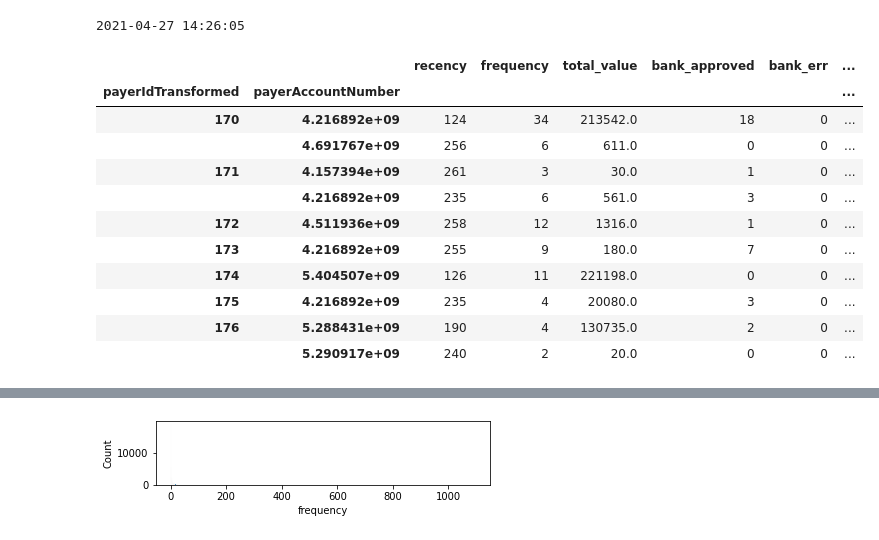
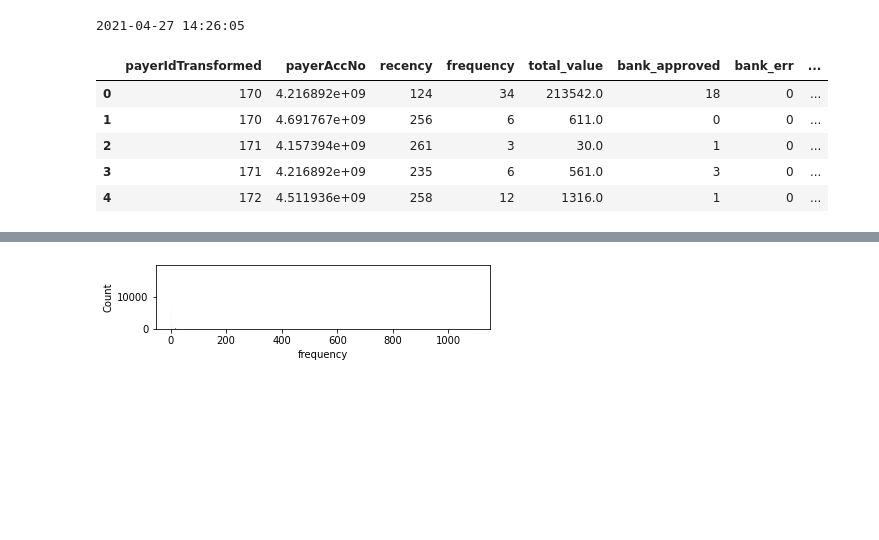
Before and after one commit to mdelgolla/electronic_payment_fraud_detection, a Jupyter notebook: feature_engineering.ipynb, the cells around one changed output, grey strips where cells are left out. Cells and saved outputs as stored; diff of their text form; code cells hidden in the pictures; blank space fills up the shorter version.

```diff
--- a/feature_engineering.ipynb
+++ b/feature_engineering.ipynb
@@ -60,10 +61,11 @@ print(snapshot_date)
 2021-04-27 14:26:05
 # %%
 # Grouping by payer Id
-data_process = df.groupby(['payerIdTransformed','payerAccountNumber']).agg({
+df['payerAccNo'] = df['payerAccountNumber']
+data_process = df.groupby(['payerIdTransformed','payerAccNo'], as_index=False).agg({
         'createdAt': lambda x: (snapshot_date - x.max()).days,
         'payerAccountNumber': 'count',
-        'originalAmount': 'sum',
+        'originalAmount':'sum',
         'bank_approved':'sum',
         'bank_err':'sum',
         'bank_invalid_card':'sum',
@@ -75,27 +77,34 @@ data_process = df.groupby(['payerIdTransformed','payerAccountNumber']).agg({
         'channel_master':'sum',
         'channel_visa':'sum',
         'channel_amex':'sum',
+
 })
+data_process['unique_id'] = data_process.payerIdTransformed.astype(str) + '_' + data_process.payerAccNo.astype(str)
 # %%
 # Rename the columns
 data_process.rename(columns={'createdAt': 'recency',
                          'payerAccountNumber': 'frequency',
-                         'originalAmount': 'total_value'}, inplace=True)
+                         'originalAmount': 'total_value',
+                           'bank_approved': 'tot_bank_approves',
+                            'bank_err': 'tot_bank_err',
+                            'bank_invalid_card':'tot_invalid_card',
+                            'bank_insufficient_fund':'tot_insufficient_fund',
+                            'bank_do_not_honor':'tot_bank_do_not_honor',
+                            'bank_lost_card':'tot_bank_lost_card',
+                            'amount_high':'tot_amount_high',
+                            'is_fraud':'tot_fraud_count',
+                            'channel_master':'tot_channel_master',
+                            'channel_visa':'tot_channel_visa',
+                            'channel_amex':'tot_channel_amex'}, inplace=True)
 # %%
-data_process.head(10)
+data_process.head()
 # %% [output]
-|  |  | recency | frequency | total_value | bank_approved | bank_err | ... |
-| payerIdTransformed | payerAccountNumber |  |  |  |  |  | ... |
-| 170 | 4.216892e+09 | 124 | 34 | 213542.0 | 18 | 0 | ... |
-|  | 4.691767e+09 | 256 | 6 | 611.0 | 0 | 0 | ... |
-| 171 | 4.157394e+09 | 261 | 3 | 30.0 | 1 | 0 | ... |
-|  | 4.216892e+09 | 235 | 6 | 561.0 | 3 | 0 | ... |
-| 172 | 4.511936e+09 | 258 | 12 | 1316.0 | 1 | 0 | ... |
-| 173 | 4.216892e+09 | 255 | 9 | 180.0 | 7 | 0 | ... |
-| 174 | 5.404507e+09 | 126 | 11 | 221198.0 | 0 | 0 | ... |
-| 175 | 4.216892e+09 | 235 | 4 | 20080.0 | 3 | 0 | ... |
-| 176 | 5.288431e+09 | 190 | 4 | 130735.0 | 2 | 0 | ... |
-|  | 5.290917e+09 | 240 | 2 | 20.0 | 0 | 0 | ... |
+|  | payerIdTransformed | payerAccNo | recency | frequency | total_value | bank_approved | bank_err | ... |
+| 0 | 170 | 4.216892e+09 | 124 | 34 | 213542.0 | 18 | 0 | ... |
+| 1 | 170 | 4.691767e+09 | 256 | 6 | 611.0 | 0 | 0 | ... |
+| 2 | 171 | 4.157394e+09 | 261 | 3 | 30.0 | 1 | 0 | ... |
+| 3 | 171 | 4.216892e+09 | 235 | 6 | 561.0 | 3 | 0 | ... |
+| 4 | 172 | 4.511936e+09 | 258 | 12 | 1316.0 | 1 | 0 | ... |
 # %%
 data_process.to_csv('transaction_data_process.csv',index=False)
 # %%
```
Also changed, not shown: parts of 5 cells of this notebook.
